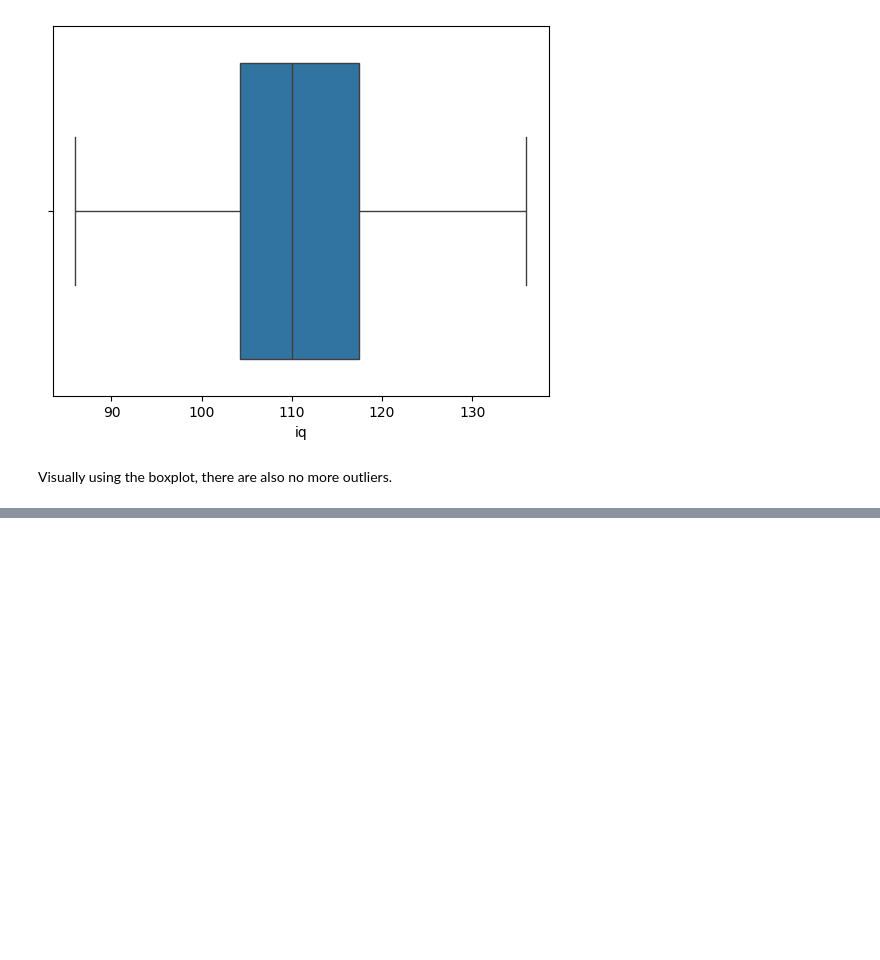
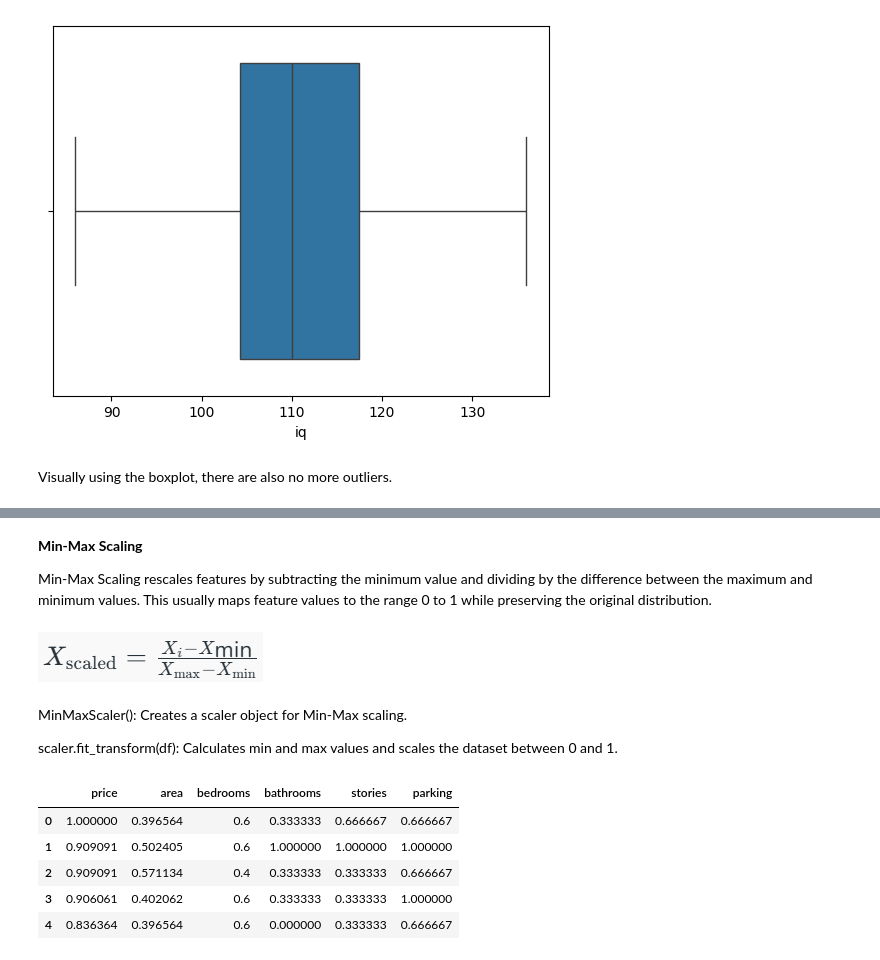
Before and after one commit to venkateshsalla01/Axiora_DS_Trainings, a Jupyter notebook: Handling_data.ipynb, the cells around one changed output, grey strips where cells are left out. Saved outputs shown, nothing was run; the diff lists cells and outputs as text; code cells hidden in the pictures; blank space fills up the shorter version.

```diff
--- a/Handling_data.ipynb
+++ b/Handling_data.ipynb
@@ -1084,0 +1202,25 @@ Visually using the boxplot, there are also no more outliers.
+# %% [markdown]
+**Min-Max Scaling**
+
+Min-Max Scaling rescales features by subtracting the minimum value and dividing by the difference between the maximum and minimum values. This usually maps feature values to the range 0 to 1 while preserving the original distribution.
+# %% [markdown]
+![image.png](attachment:image.png)
+# %% [markdown]
+MinMaxScaler(): Creates a scaler object for Min-Max scaling.
+
+scaler.fit_transform(df): Calculates min and max values and scales the dataset between 0 and 1.
+# %%
+from sklearn.preprocessing import MinMaxScaler
+
+scaler = MinMaxScaler()
+scaled_data = scaler.fit_transform(df)
+scaled_df = pd.DataFrame(scaled_data, columns=df.columns)
+
+scaled_df.head()
+# %% [output]
+|  | price | area | bedrooms | bathrooms | stories | parking |
+| 0 | 1.000000 | 0.396564 | 0.6 | 0.333333 | 0.666667 | 0.666667 |
+| 1 | 0.909091 | 0.502405 | 0.6 | 1.000000 | 1.000000 | 1.000000 |
+| 2 | 0.909091 | 0.571134 | 0.4 | 0.333333 | 0.333333 | 0.666667 |
+| 3 | 0.906061 | 0.402062 | 0.6 | 0.333333 | 0.333333 | 1.000000 |
+| 4 | 0.836364 | 0.396564 | 0.6 | 0.000000 | 0.333333 | 0.666667 |
```
Also changed, not shown: parts of 39 cells of this notebook, 1 other file.
